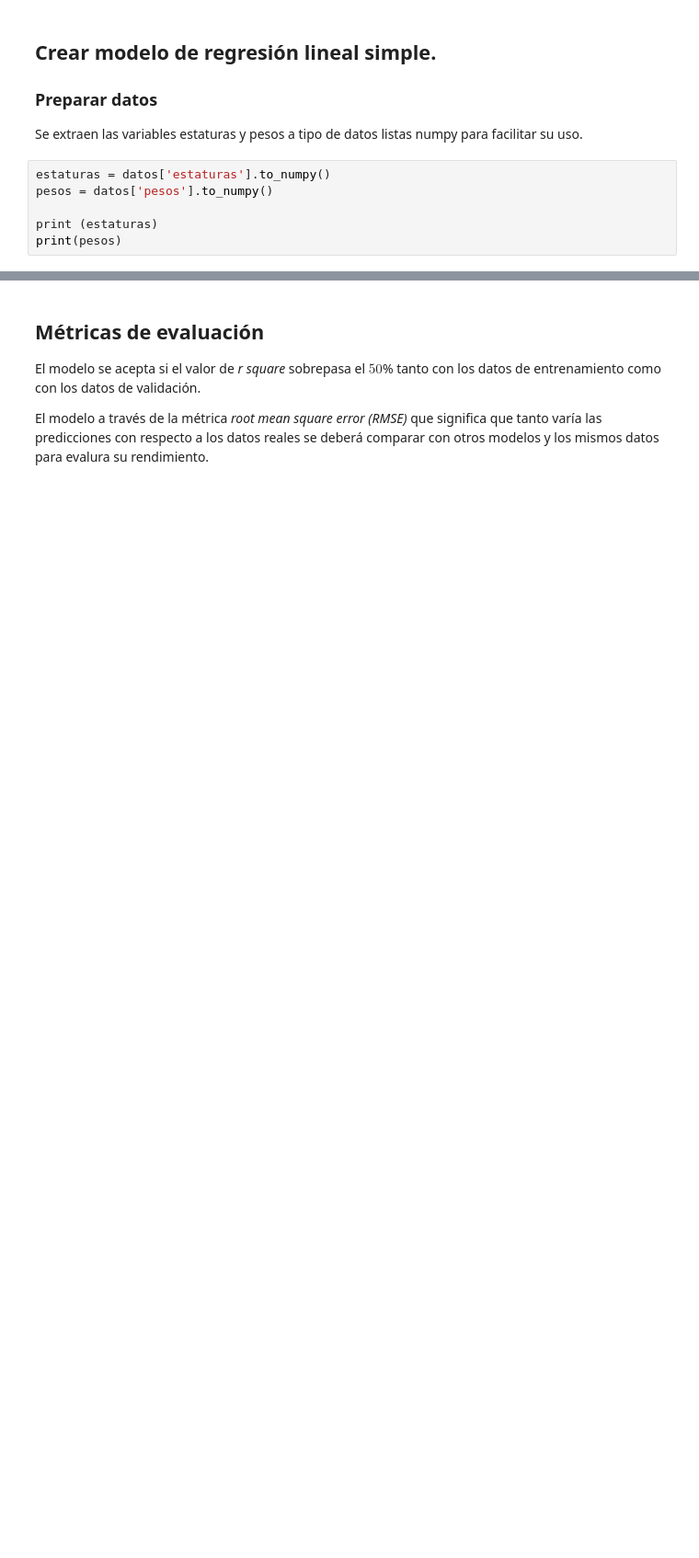
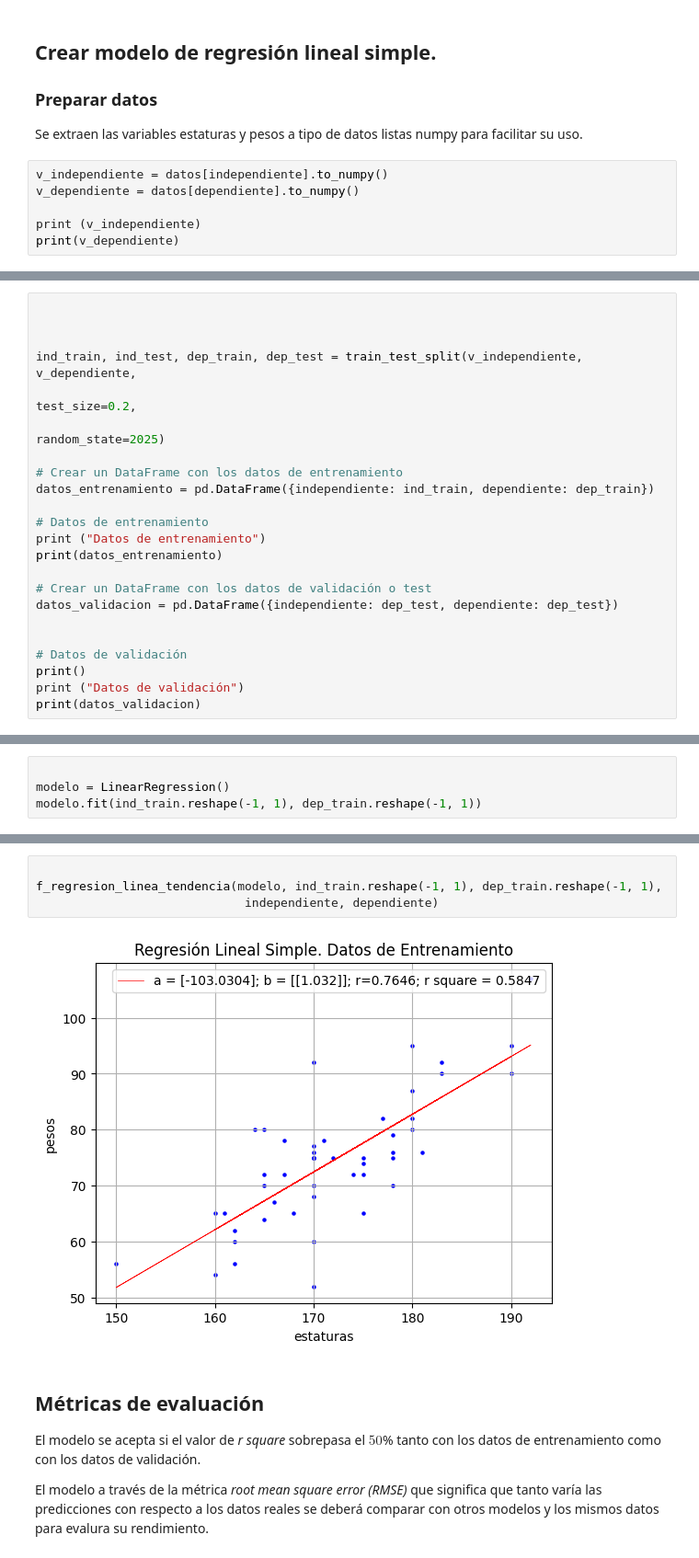
Before and after one commit to rpizarrog/innovacion-empresarial, a Jupyter notebook: notebook_python/Caso_01_Regresión_Lineal_Simple_Estaturas_Pesos_Personas.ipynb, the cells around one changed output, grey strips where cells are left out. Shown at 92% size. Cells and saved outputs as stored; diff of their text form; blank space fills up the shorter version.

```diff
--- a/notebook_python/Caso_01_Regresión_Lineal_Simple_Estaturas_Pesos_Personas.ipynb
+++ b/notebook_python/Caso_01_Regresión_Lineal_Simple_Estaturas_Pesos_Personas.ipynb
@@ -293,11 +318,11 @@ f_dispersion(datos['estaturas'], datos['pesos'], "etaturas", "pesos")
 
 Se extraen las variables estaturas y pesos a tipo de datos listas numpy para facilitar su uso.
 # %%
-estaturas = datos['estaturas'].to_numpy()
-pesos = datos['pesos'].to_numpy()
+v_independiente = datos[independiente].to_numpy()
+v_dependiente = datos[dependiente].to_numpy()
 
-print (estaturas)
-print(pesos)
+print (v_independiente)
+print(v_dependiente)
 # %% [output]
 [178 172 160 192 167 170 185 175 180 170 180 180 170 183 161 150 162 177
  190 165 164 183 175 168 170 175 175 178 170 160 162 166 178 170 163 165
@@ -307,0 +348,23 @@ print(pesos)
+# %%
+
+
+
+ind_train, ind_test, dep_train, dep_test = train_test_split(v_independiente, v_dependiente,
+                                                                            test_size=0.2,
+                                                                            random_state=2025)
+
+# Crear un DataFrame con los datos de entrenamiento
+datos_entrenamiento = pd.DataFrame({independiente: ind_train, dependiente: dep_train})
+
+# Datos de entrenamiento
+print ("Datos de entrenamiento")
+print(datos_entrenamiento)
+
+# Crear un DataFrame con los datos de validación o test
+datos_validacion = pd.DataFrame({independiente: dep_test, dependiente: dep_test})
+
+
+# Datos de validación
+print()
+print ("Datos de validación")
+print(datos_validacion)
@@ -307,0 +395,4 @@ print(pesos)
+# %%
+
+modelo = LinearRegression()
+modelo.fit(ind_train.reshape(-1, 1), dep_train.reshape(-1, 1))
@@ -308,3 +449,9 @@ print(pesos)
+# %%
+
+f_regresion_linea_tendencia(modelo, ind_train.reshape(-1, 1), dep_train.reshape(-1, 1),
+                             independiente, dependiente)
+# %% [output]
+[figure, added]
 # %% [markdown]
 ## Métricas de evaluación
 
```
Also changed, not shown: parts of 41 cells of this notebook.
